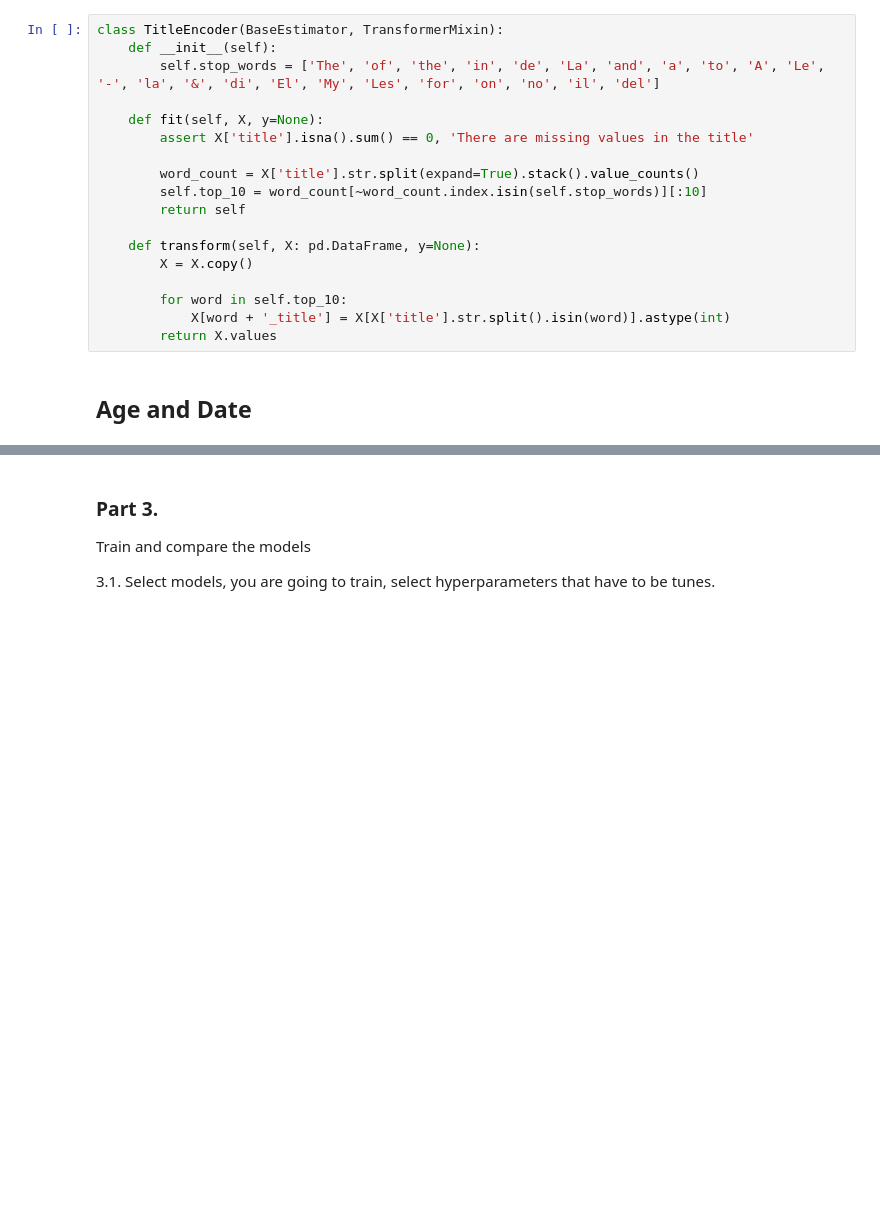
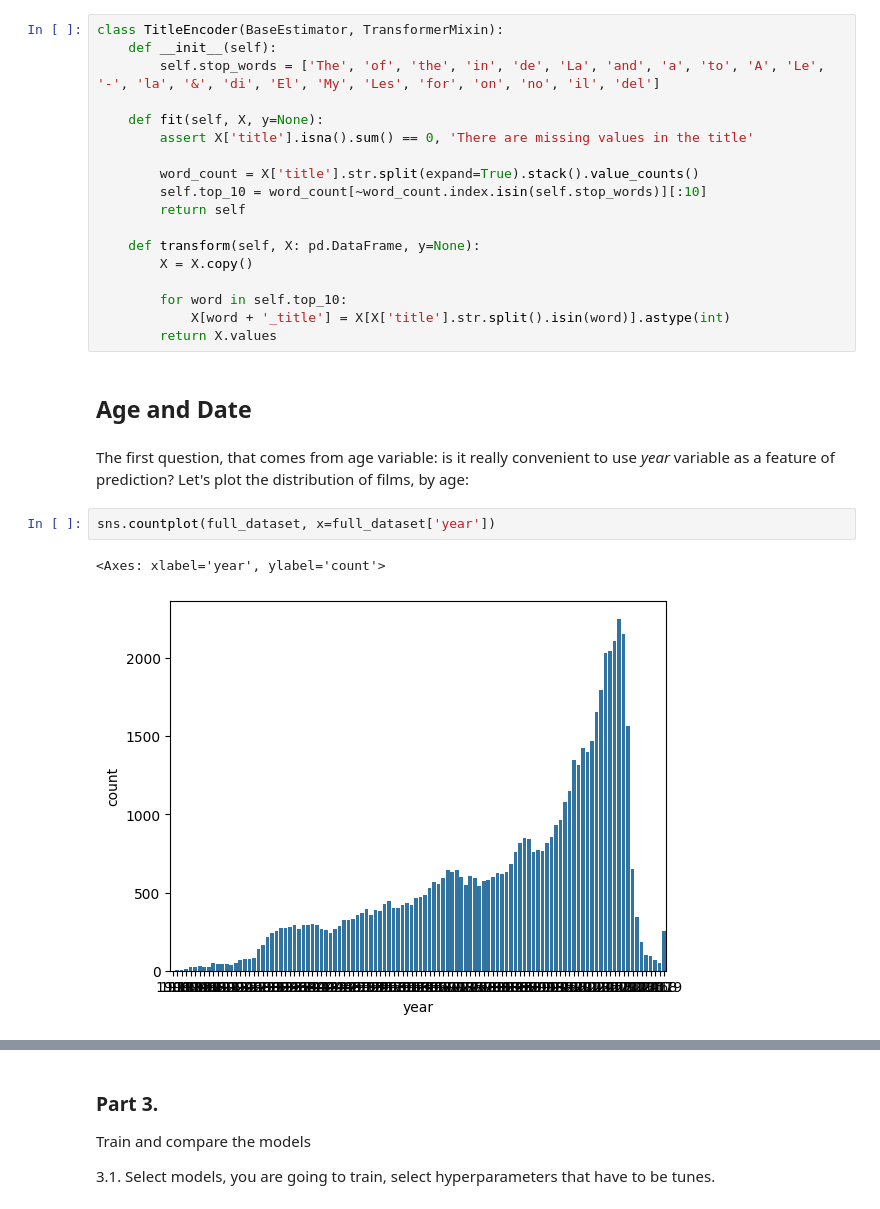
Before and after one commit to Galaxy13/python-scripts, a Jupyter notebook: hse/mda/final_1/project_template.ipynb, the cells around one changed output, grey strips where cells are left out. Drawn from its saved outputs; the diff is of its cells as text; blank space fills up the shorter version.

Commit message:
Update: year variable analysis

```diff
--- a/hse/mda/final_1/project_template.ipynb
+++ b/hse/mda/final_1/project_template.ipynb
@@ -182,3 +182,10 @@ class TitleEncoder(BaseEstimator, TransformerMixin):
         return X.values
 # %% [markdown]
 ## Age and Date
+# %% [markdown]
+The first question, that comes from age variable: is it really convenient to use *year* variable as a feature of prediction? Let's plot the distribution of films, by age:
+# %%
+sns.countplot(full_dataset, x=full_dataset['year'])
+# %% [output]
+<Axes: xlabel='year', ylabel='count'>
+[figure, added]
```
Also changed, not shown: parts of 4 cells of this notebook.
